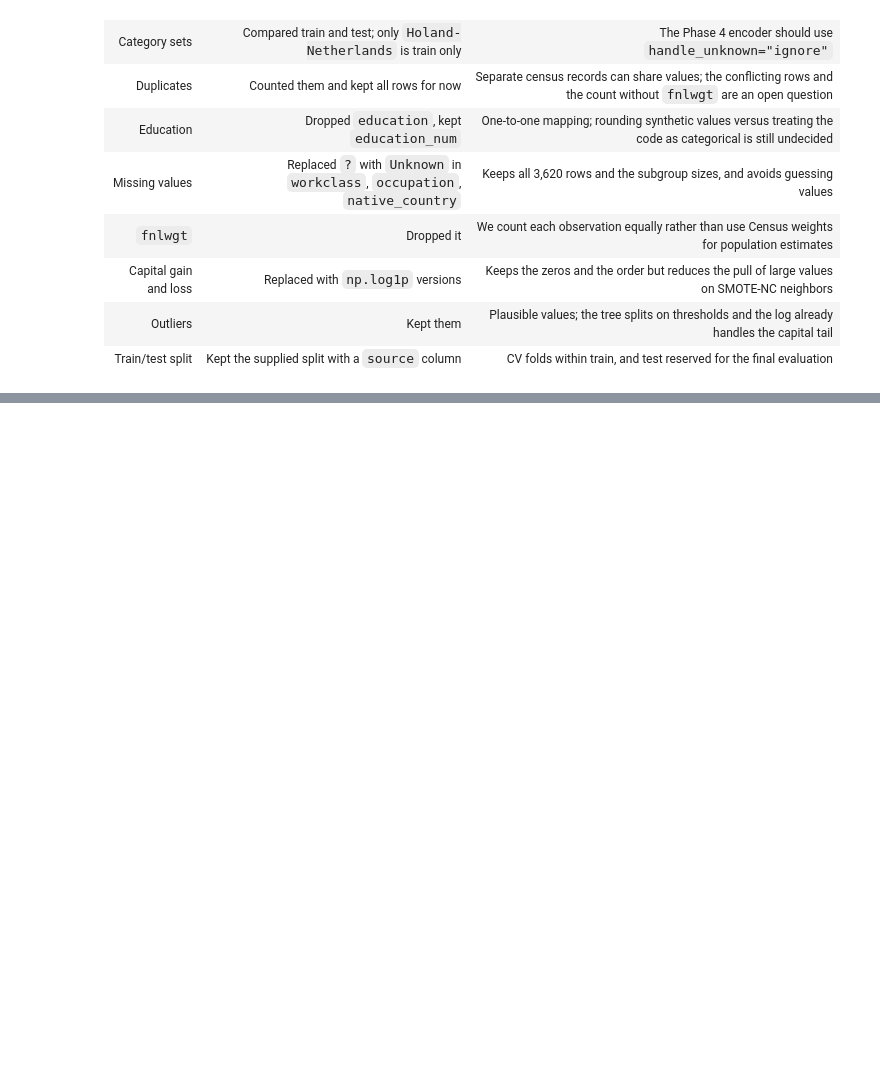
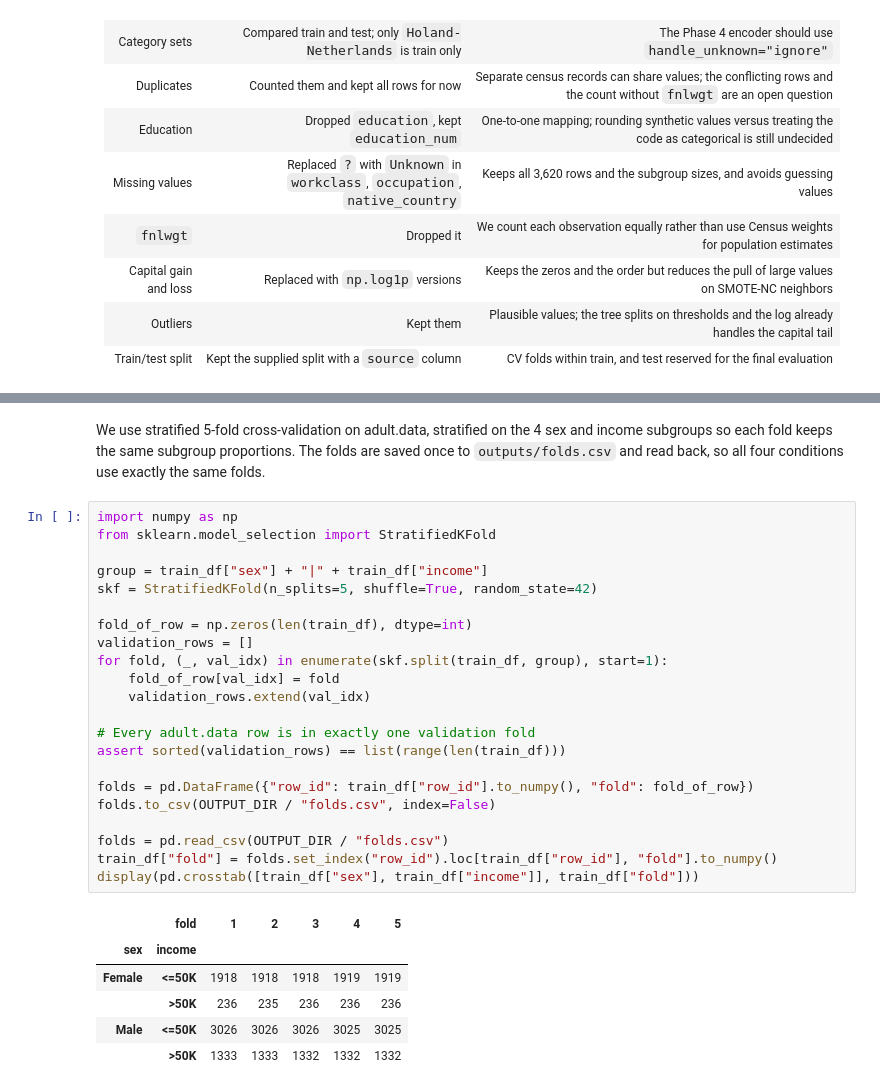
Before and after one commit to jessicabrinegar/data-mining-project, a Jupyter notebook: Phase3_EDA_Brinegar.ipynb, the cells around one changed output, grey strips where cells are left out. Saved outputs shown, nothing was run; the diff lists cells and outputs as text; blank space fills up the shorter version.

```diff
--- a/Phase3_EDA_Brinegar.ipynb
+++ b/Phase3_EDA_Brinegar.ipynb
@@ -921,0 +1001,31 @@ The prepared data has `48,842` rows and 14 columns: 5 numerical predictors, 7 ca
+# %% [markdown]
+We use stratified 5-fold cross-validation on adult.data, stratified on the 4 sex and income subgroups so each fold keeps the same subgroup proportions. The folds are saved once to `outputs/folds.csv` and read back, so all four conditions use exactly the same folds.
+# %%
+import numpy as np
+from sklearn.model_selection import StratifiedKFold
+
+group = train_df["sex"] + "|" + train_df["income"]
+skf = StratifiedKFold(n_splits=5, shuffle=True, random_state=42)
+
+fold_of_row = np.zeros(len(train_df), dtype=int)
+validation_rows = []
+for fold, (_, val_idx) in enumerate(skf.split(train_df, group), start=1):
+    fold_of_row[val_idx] = fold
+    validation_rows.extend(val_idx)
+
+# Every adult.data row is in exactly one validation fold
+assert sorted(validation_rows) == list(range(len(train_df)))
+
+folds = pd.DataFrame({"row_id": train_df["row_id"].to_numpy(), "fold": fold_of_row})
+folds.to_csv(OUTPUT_DIR / "folds.csv", index=False)
+
+folds = pd.read_csv(OUTPUT_DIR / "folds.csv")
+train_df["fold"] = folds.set_index("row_id").loc[train_df["row_id"], "fold"].to_numpy()
+display(pd.crosstab([train_df["sex"], train_df["income"]], train_df["fold"]))
+# %% [output]
+|  | fold | 1 | 2 | 3 | 4 | 5 |
+| sex | income |  |  |  |  |  |
+| Female | <=50K | 1918 | 1918 | 1918 | 1919 | 1919 |
+|  | >50K | 236 | 235 | 236 | 236 | 236 |
+| Male | <=50K | 3026 | 3026 | 3026 | 3025 | 3025 |
+|  | >50K | 1333 | 1333 | 1332 | 1332 | 1332 |
```
Also changed, not shown: parts of 7 cells of this notebook, 3 other files.
